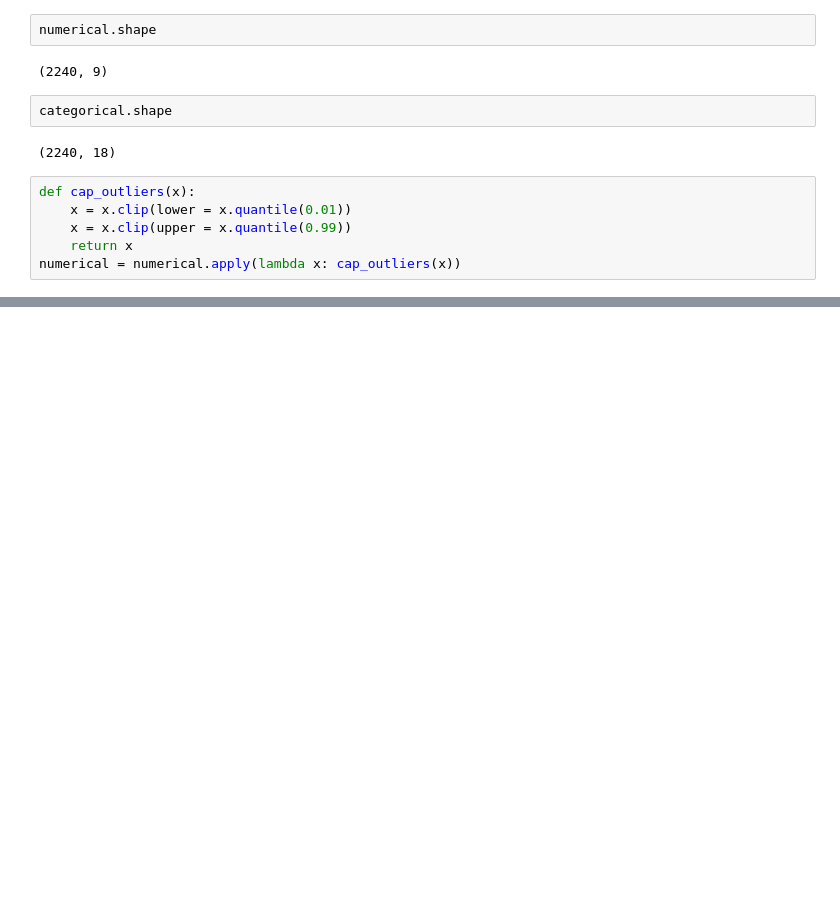
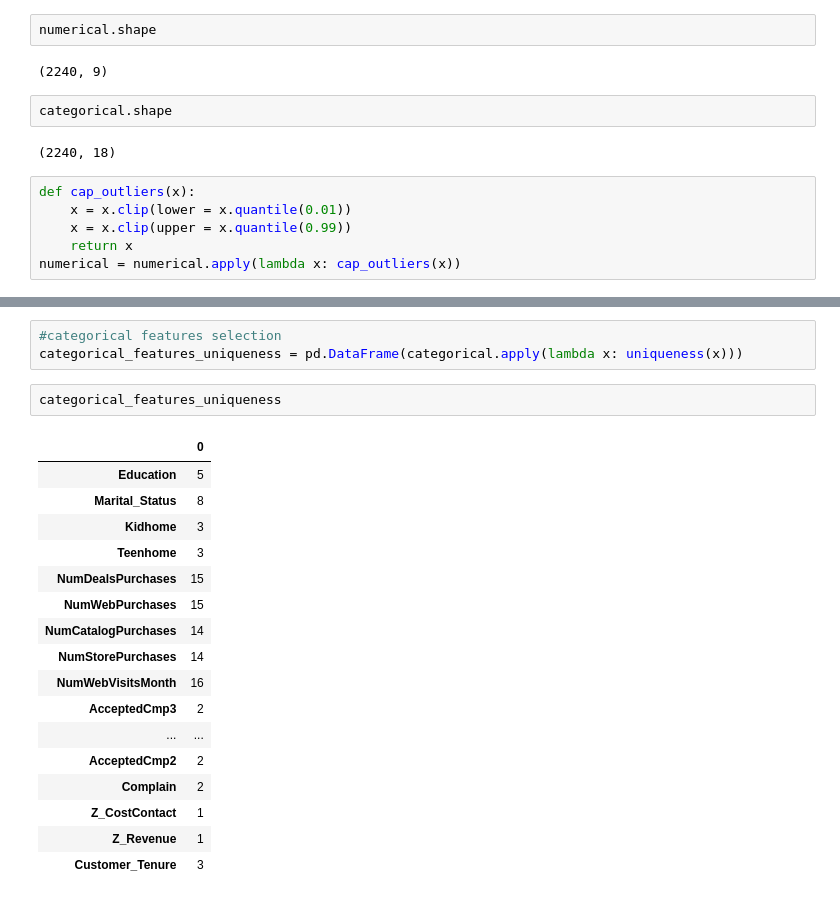
Before and after one commit to DarkoStojanovic2725/ML-marketing-analysis, a Jupyter notebook: marketing models.ipynb, the cells around one changed output, grey strips where cells are left out. Saved outputs shown, nothing was run; the diff lists cells and outputs as text; blank space fills up the shorter version.

```diff
--- a/marketing models.ipynb
+++ b/marketing models.ipynb
@@ -332,0 +331,23 @@ Name: 0, dtype: float64
+# %%
+#categorical features selection
+categorical_features_uniqueness = pd.DataFrame(categorical.apply(lambda x: uniqueness(x)))
+# %%
+categorical_features_uniqueness
+# %% [output]
+|  | 0 |
+| Education | 5 |
+| Marital_Status | 8 |
+| Kidhome | 3 |
+| Teenhome | 3 |
+| NumDealsPurchases | 15 |
+| NumWebPurchases | 15 |
+| NumCatalogPurchases | 14 |
+| NumStorePurchases | 14 |
+| NumWebVisitsMonth | 16 |
+| AcceptedCmp3 | 2 |
+| ... | ... |
+| AcceptedCmp2 | 2 |
+| Complain | 2 |
+| Z_CostContact | 1 |
+| Z_Revenue | 1 |
+| Customer_Tenure | 3 |
```
Also changed, not shown: parts of 36 cells of this notebook.
